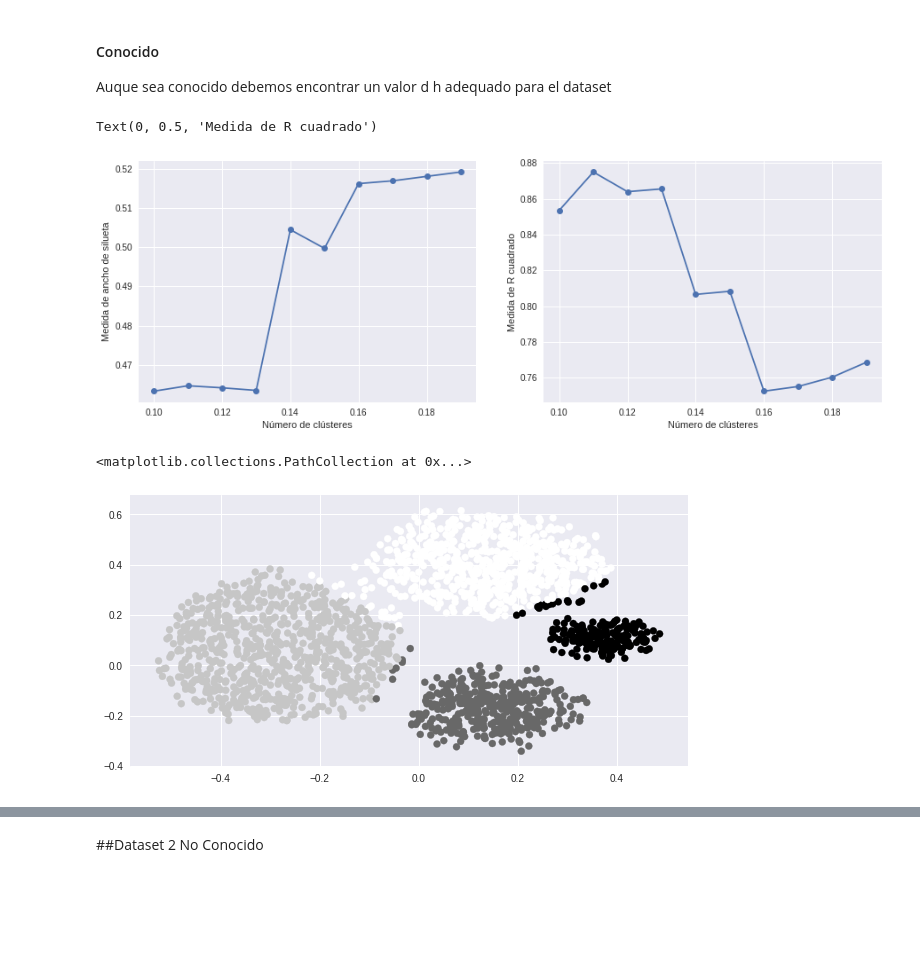
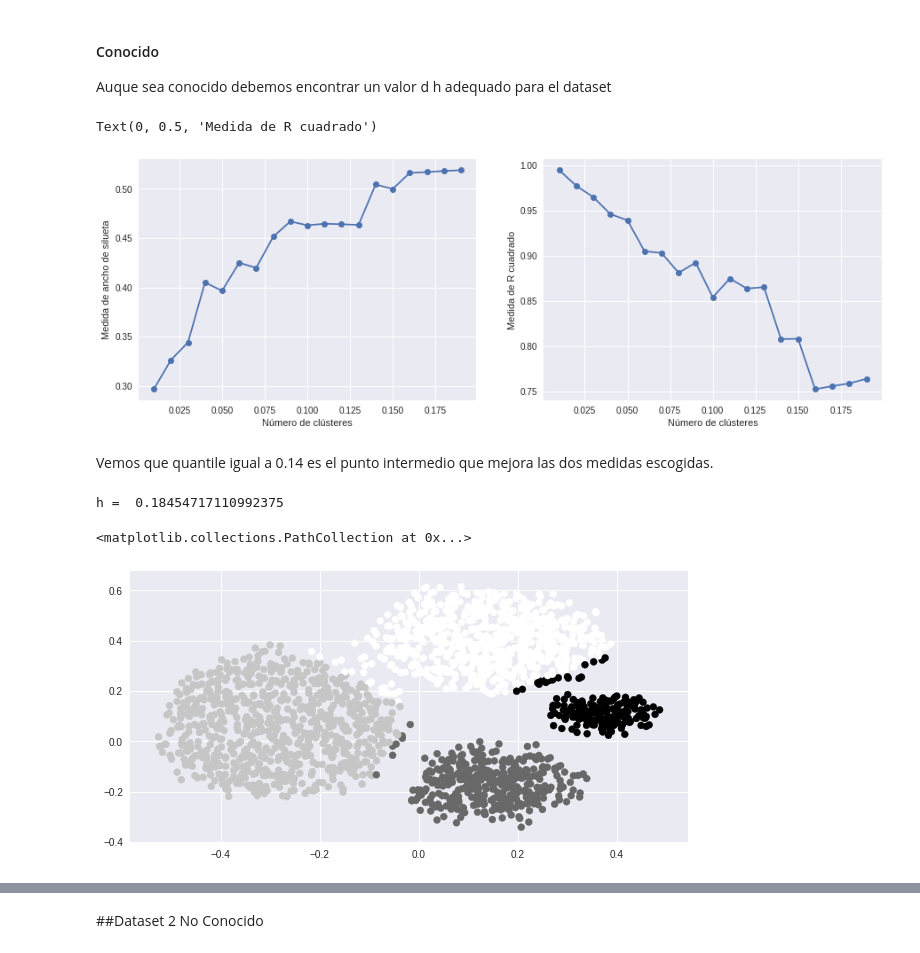
Before and after one commit to AntoniCrous/Aprndizaje_No_Supervisado-Trabajo, a Jupyter notebook: Agrupamiento_Mean_Shift_Ag4.ipynb, the cells around one changed output, grey strips where cells are left out. Cells and saved outputs as stored; diff of their text form; code cells hidden in the pictures; blank space fills up the shorter version.

```diff
--- a/Agrupamiento_Mean_Shift_Ag4.ipynb
+++ b/Agrupamiento_Mean_Shift_Ag4.ipynb
@@ -39,37 +39,40 @@ def medida_R_cuadrado(X, Xyp, cXs):
     labels = np.sort(np.unique(Xyp))
     sumTotal = np.sum(np.sum(X-cXglob,1)**2)
     interior = np.sum([ np.sum(np.sum(X[Xyp==labels[k],:]-cXs[labels[k],:],1)**2) for k in np.arange(labels.size)])
 
     return (sumTotal-interior)/sumTotal
 
-rang = np.arange(0.1,0.2,0.01)
+rang = np.arange(0.01,0.2,0.01)
 
 rsilueta = np.zeros(rang.size)
 rrsquare = np.zeros(rang.size)
 I = 0
 for k in rang:
     h = estimate_bandwidth(D1x, quantile=k, n_samples=500)
     ms = MeanShift(bandwidth=h, bin_seeding=True)
     ms.fit(D1x)
     cD1x_sk = ms.cluster_centers_
     D1yp_sk = ms.labels_
     rsilueta[I] = silhouette_score(D1x, D1yp_sk)
     rrsquare[I]  = medida_R_cuadrado(D1x, D1yp_sk, cD1x_sk)
     I+= 1
 
 fig, ax = plt.subplots(1,2, figsize=(15,5))
 ax[0].plot( rang,rsilueta, linestyle='-', marker='o')
 ax[0].set_xlabel("Número de clústeres")
 ax[0].set_ylabel("Medida de ancho de silueta")
 
 ax[1].plot( rang,rrsquare, linestyle='-', marker='o')
 ax[1].set_xlabel("Número de clústeres")
 ax[1].set_ylabel("Medida de R cuadrado")
 # %% [output]
 Text(0, 0.5, 'Medida de R cuadrado')
-[figure, old version]
+[figure, new version]
+# %% [markdown]
+Vemos que quantile igual a 0.14 es el punto intermedio que mejora las dos medidas escogidas.
 # %%
 bandwidth = estimate_bandwidth(D1x, quantile=0.14, n_samples=500)
+print ('h = ', bandwidth)
 ms = MeanShift(bandwidth=bandwidth, bin_seeding=True)
 ms.fit(D1x)
 D1y = ms.labels_
@@ -78,5 +81,6 @@ cluster_centers = ms.cluster_centers_
 fig, ax = plt.subplots(figsize=(10,5))
 ax.scatter(D1x[:,0],D1x[:,1], c=D1y)
 # %% [output]
-<matplotlib.collections.PathCollection at 0x...>
+h =  0.18454717110992375
+<matplotlib.collections.PathCollection at 0x...>
 [figure]
```
Also changed, not shown: parts of 10 cells of this notebook.
